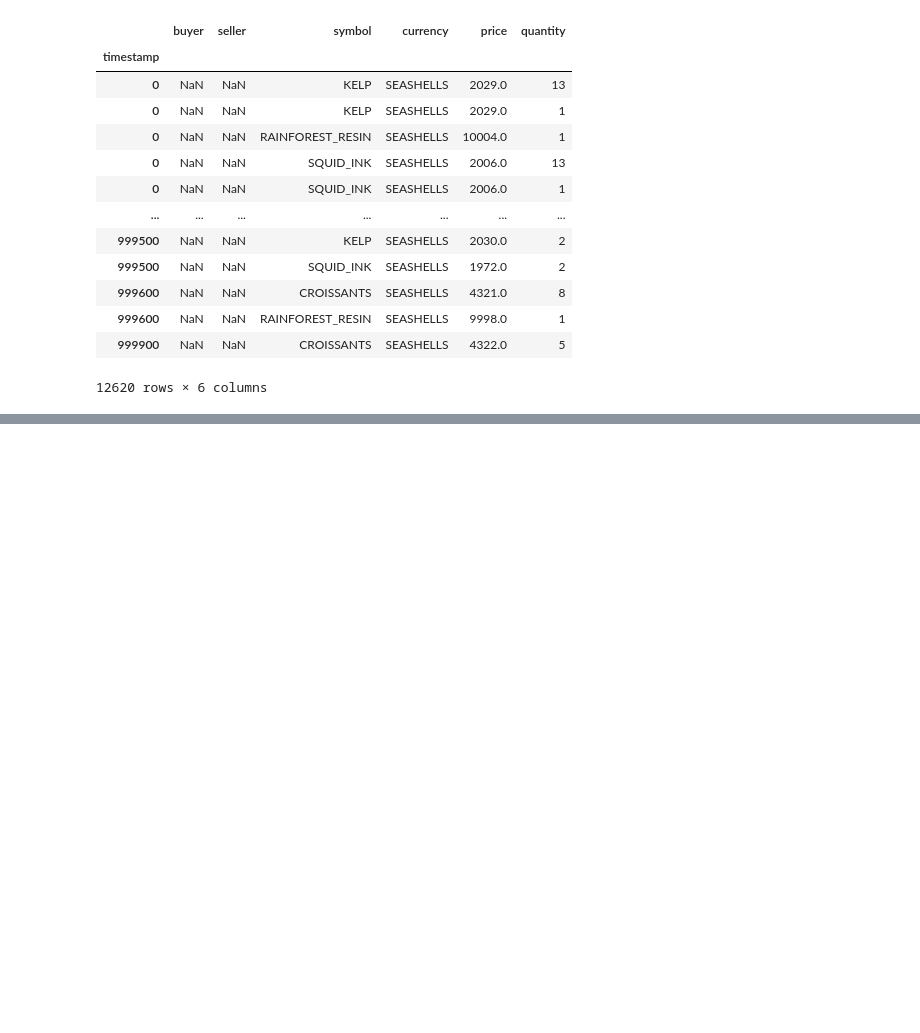
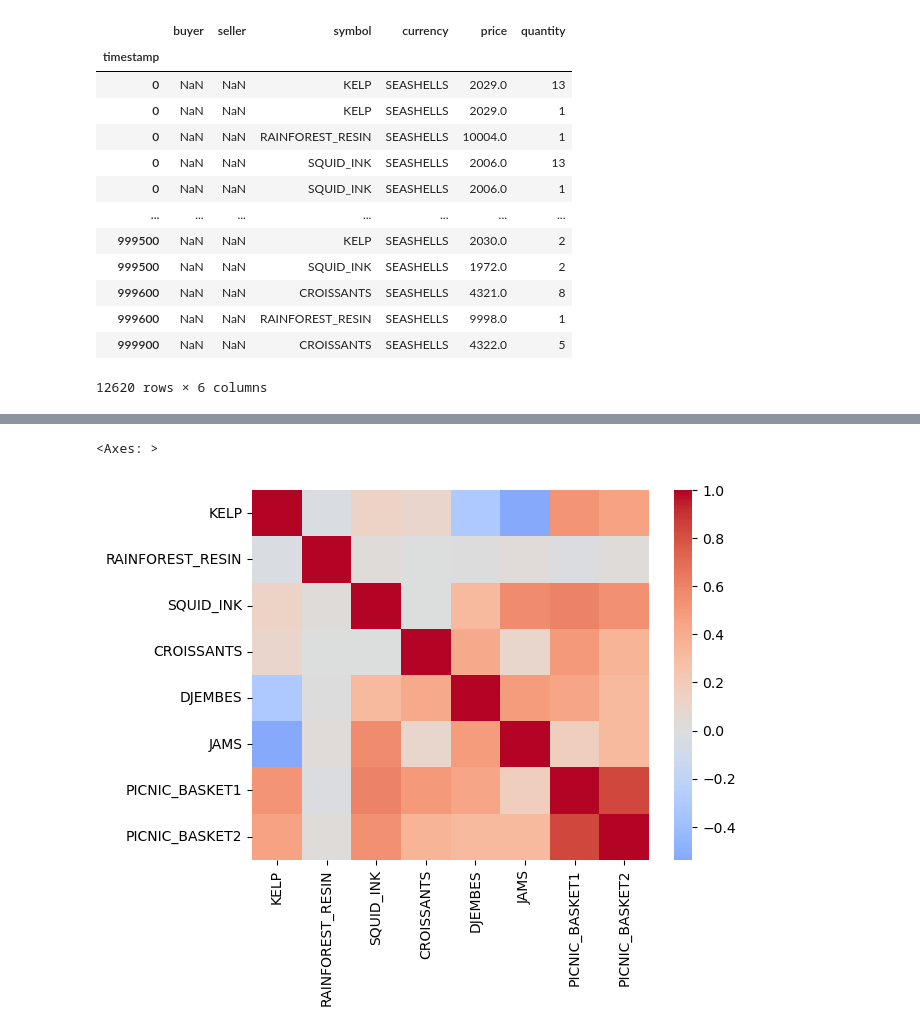
Before and after one commit to CANTSOAR/prosperity3, a Jupyter notebook: round_2/data_analysis/testing.ipynb, the cells around one changed output, grey strips where cells are left out. Saved outputs shown, nothing was run; the diff lists cells and outputs as text; code cells hidden in the pictures; blank space fills up the shorter version.

```diff
--- a/round_2/data_analysis/testing.ipynb
+++ b/round_2/data_analysis/testing.ipynb
@@ -62,0 +73,11 @@ ValueError: Must pass 2-d input. shape=(8, 10000, 16)
+# %%
+trades_by_product = pd.DataFrame([t1[t1["symbol"] == product]["price"].values for product in t1["symbol"].unique()])
+trades_by_product = trades_by_product.transpose()
+trades_by_product.columns = t1["symbol"].unique()
+trades_by_product.index = t1[t1["symbol"] == "KELP"].index
+
+corr = trades_by_product.corr()
+sns.heatmap(corr, cmap = "coolwarm", center = 0)
+# %% [output]
+<Axes: >
+[figure, added]
```
Also changed, not shown: parts of 9 cells of this notebook, 5 other files.
